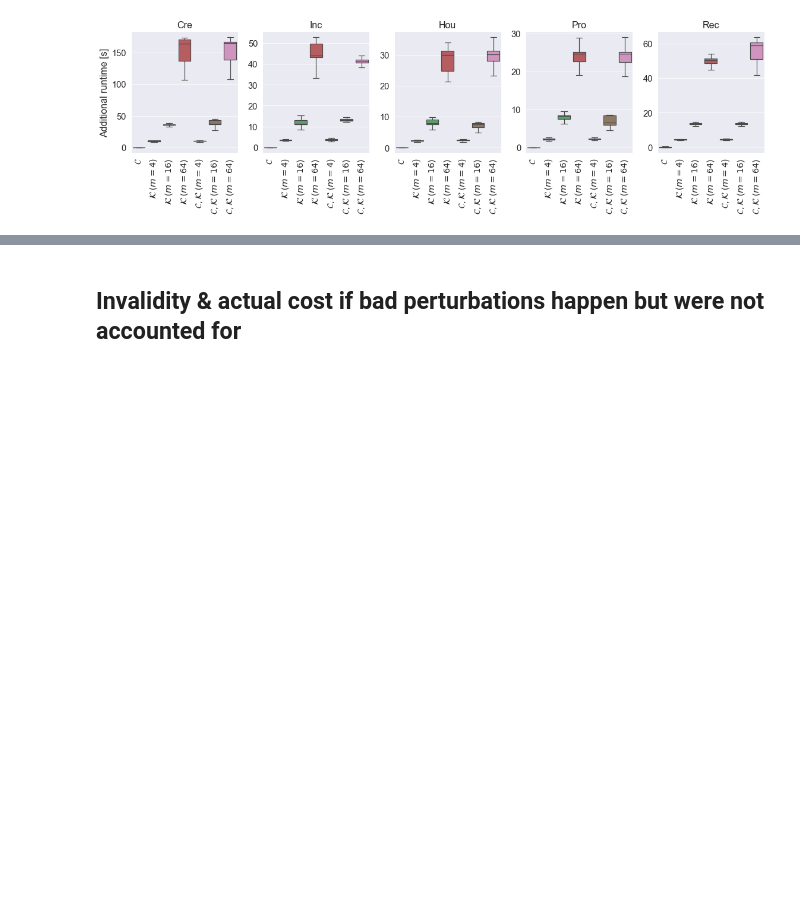
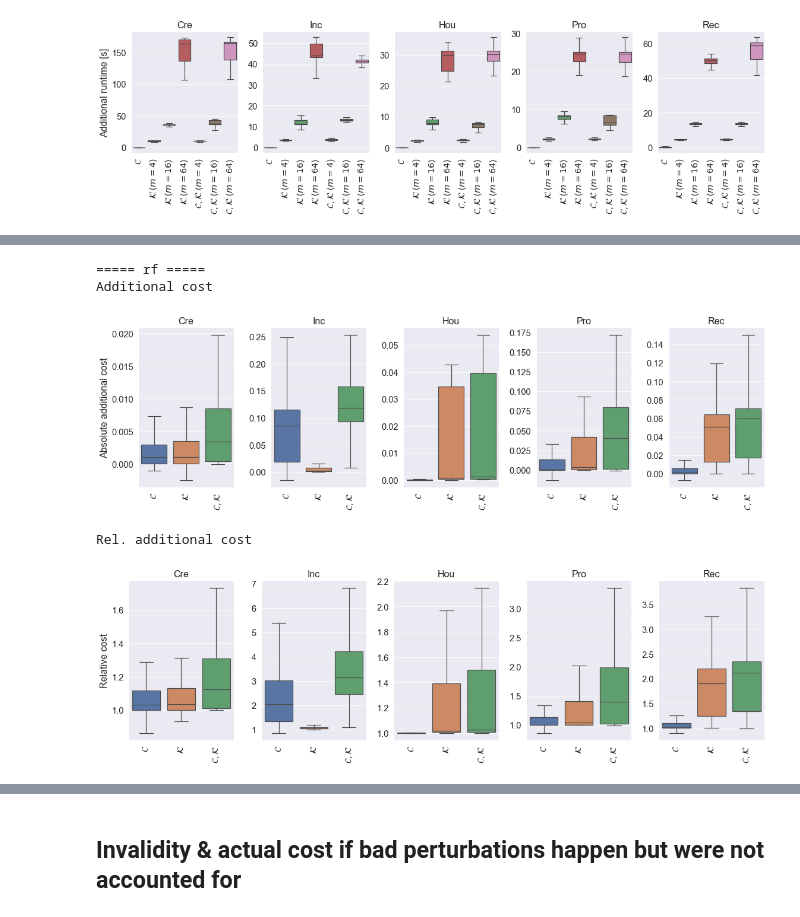
Before and after one commit to marcovirgolin/robust-counterfactuals, a Jupyter notebook: notebooks/reproduce.ipynb, the cells around one changed output, grey strips where cells are left out. Saved outputs shown, nothing was run; the diff lists cells and outputs as text; code cells hidden in the pictures; blank space fills up the shorter version.

Commit message:
new plots for paper

```diff
--- a/notebooks/reproduce.ipynb
+++ b/notebooks/reproduce.ipynb
@@ -904,0 +906,80 @@ Additional runtime
+# %%
+# let's assemble result_k and result_k_c into a data frame
+cost_df = None
+
+for dataset_name in datasets:
+  noC_df = add_cost_k[dataset_name]
+  wC_df = add_cost_k_c[dataset_name]
+  if cost_df is None:
+    cost_df = pd.concat([noC_df, wC_df], axis=0)
+  else:
+    cost_df = pd.concat([cost_df, noC_df, wC_df], axis=0)
+
+
+# set names for the types of robustness to display
+# and also a sorting order for the plots
+cost_df = cost_df[(cost_df.k==0)|(cost_df.k==64)]
+cost_df.loc[(cost_df.k==0)&(cost_df["Include $\\mathcal{C}$"]==True), 'Robustness type'] = "$\\mathcal{C}$"
+cost_df.loc[cost_df["Robustness type"] == "$\\mathcal{C}$", 'sort_order'] = 0
+cost_df.loc[(cost_df.k==64)&(cost_df["Include $\\mathcal{C}$"]==False), 'Robustness type'] = "$\\mathcal{K}$"
+cost_df.loc[cost_df["Robustness type"] == "$\\mathcal{K}$", 'sort_order'] = 1
+cost_df.loc[(cost_df.k!=0)&(cost_df["Include $\\mathcal{C}$"]==True), 'Robustness type'] = "$\\mathcal{C}, \\mathcal{K}$"
+cost_df.loc[cost_df["Robustness type"] == "$\\mathcal{C}, \\mathcal{K}$", 'sort_order'] = 2
+cost_df.sort_values("sort_order", axis=0, inplace=True)
+
+for bb in ["rf","nn"]:
+  print("\n\n=====",bb,"=====")
+  curr_cost_df = cost_df[cost_df.blackbox == bb]
+  print("Additional cost")
+  fig, axs = plt.subplots(1,len(datasets), figsize=(16,5))
+  for i, dataset_name in enumerate(datasets):
+    curr_df = curr_cost_df[curr_cost_df.dataset == dataset_name]
+    sns.boxplot(x="Robustness type", y="additional_cost", data=curr_df, ax=axs[i],
+      showfliers=False)
+    axs[i].set_xticklabels(axs[i].get_xticklabels(),rotation=90)
+    axs[i].set_title(fancy_names[dataset_name])
+    axs[i].set_xlabel("")
+    axs[i].set_ylabel("Absolute additional cost")
+    if i != 0:
+      axs[i].set_ylabel("")
+  fig.tight_layout()
+  fig.savefig(f"abs_addcost_robustness_{bb}.pdf")
+  plt.show()
+
+  print("Rel. additional cost")
+  fig, axs = plt.subplots(1,len(datasets), figsize=(16,5))
+  for i, dataset_name in enumerate(datasets):
+    curr_df = curr_cost_df[curr_cost_df.dataset == dataset_name]
+    sns.boxplot(x="Robustness type", y="rel_add_cost", data=curr_df, ax=axs[i],
+      showfliers=False)
+    axs[i].set_xticklabels(axs[i].get_xticklabels(),rotation=90)
+    axs[i].set_title(fancy_names[dataset_name])
+    axs[i].set_xlabel("")
+    axs[i].set_ylabel("Relative cost")
+    if i != 0:
+      axs[i].set_ylabel("")
+  fig.tight_layout()
+  fig.savefig(f"rel_addcost_robustness_{bb}.pdf")
+  plt.show()
+
+  print("Additional runtime")
+  fig, axs = plt.subplots(1,len(datasets), figsize=(16,5))
+  for i, dataset_name in enumerate(datasets):
+    curr_df = curr_cost_df[curr_cost_df.dataset == dataset_name]
+    sns.boxplot(x="Robustness type", y="additional_runtime", data=curr_df, ax=axs[i],
+      showfliers=False)
+    axs[i].set_xticklabels(axs[i].get_xticklabels(),rotation=90)
+    axs[i].set_title(fancy_names[dataset_name])
+    axs[i].set_xlabel("")
+    axs[i].set_ylabel("Additional runtime [s]")
+    if i != 0:
+      axs[i].set_ylabel("")
+  fig.tight_layout()
+  fig.savefig(f"additional_runtime_robustness_{bb}.pdf")
+  plt.show()
+# %% [output]
+===== rf =====
+Additional cost
+[figure, added]
+Rel. additional cost
+[figure, added]
```
Also changed, not shown: parts of 7 cells of this notebook, 13 other files.
